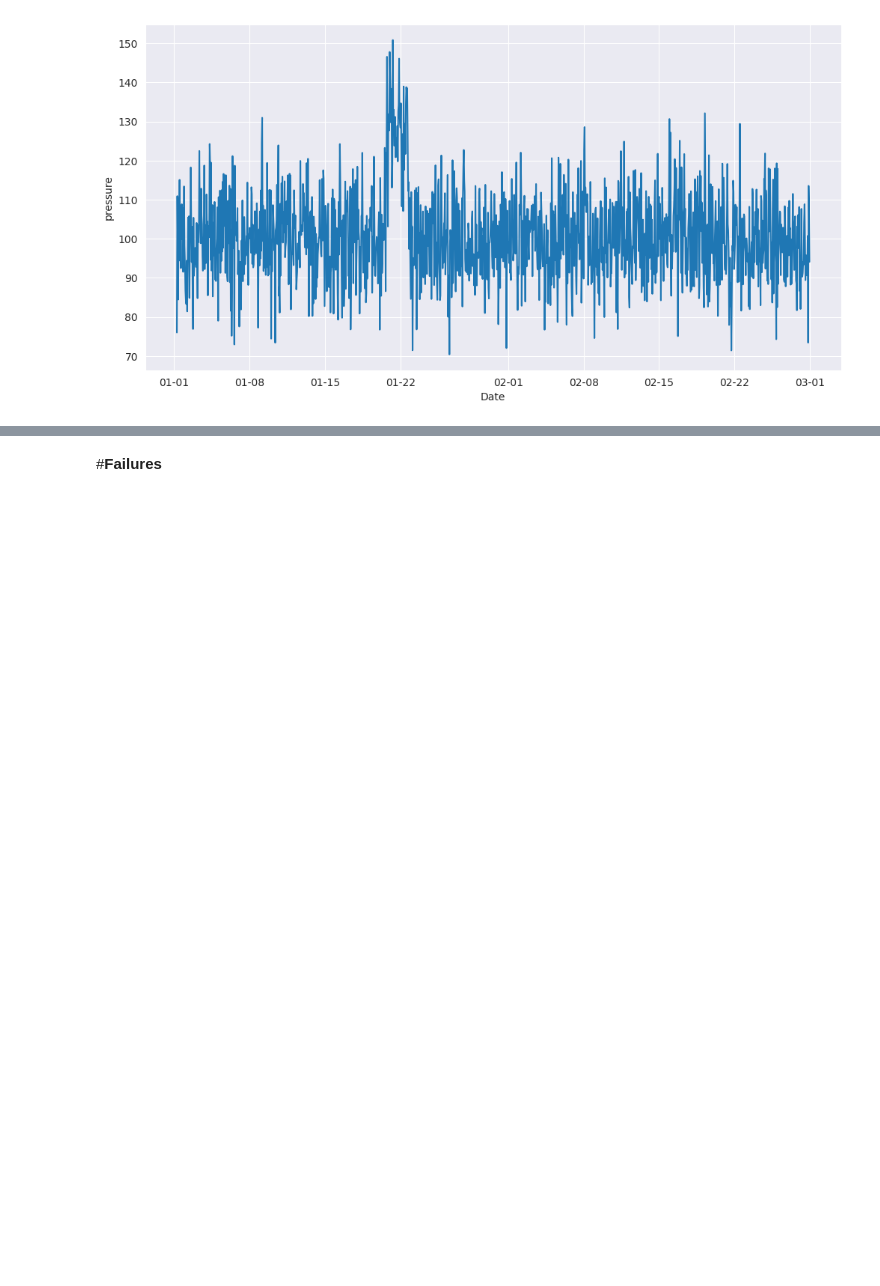
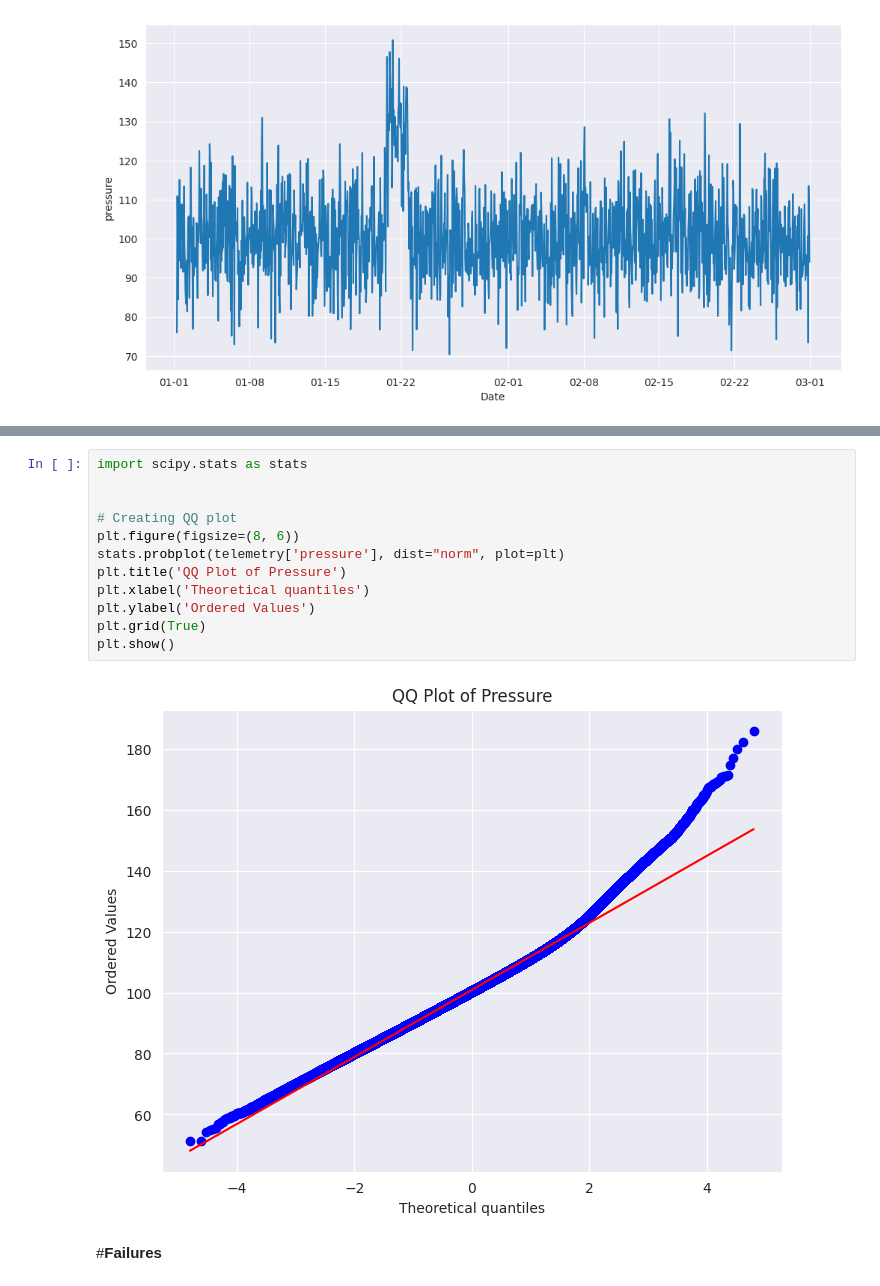
Before and after one commit to fishitmo/Takeobds, a Jupyter notebook: Predictive_Maintenance.ipynb, the cells around one changed output, grey strips where cells are left out. Cells and saved outputs as stored; diff of their text form; blank space fills up the shorter version.

```diff
--- a/Predictive_Maintenance.ipynb
+++ b/Predictive_Maintenance.ipynb
@@ -246,3 +259,17 @@ Text(0.5, 0, 'Date')
+# %%
+import scipy.stats as stats
+
+
+# Creating QQ plot
+plt.figure(figsize=(8, 6))
+stats.probplot(telemetry['pressure'], dist="norm", plot=plt)
+plt.title('QQ Plot of Pressure')
+plt.xlabel('Theoretical quantiles')
+plt.ylabel('Ordered Values')
+plt.grid(True)
+plt.show()
+# %% [output]
+[figure, added]
 # %% [markdown]
 #**Failures**
 # %% [markdown]
```
Also changed, not shown: parts of 15 cells of this notebook.
